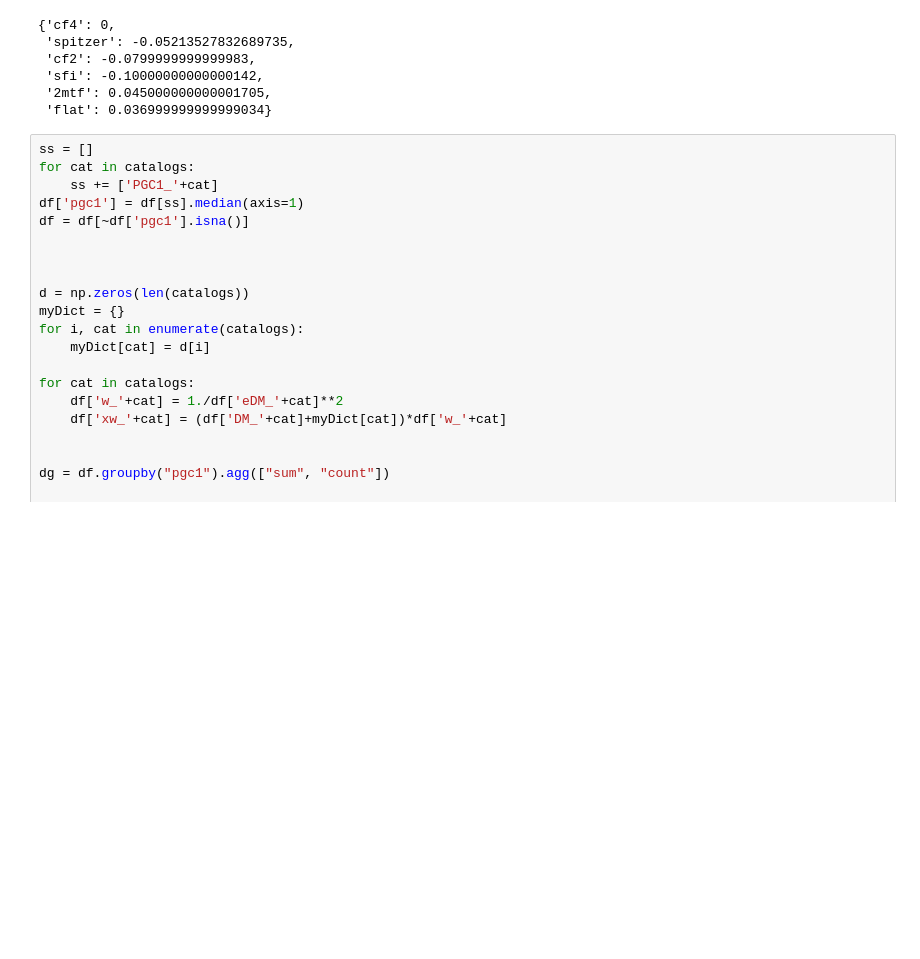
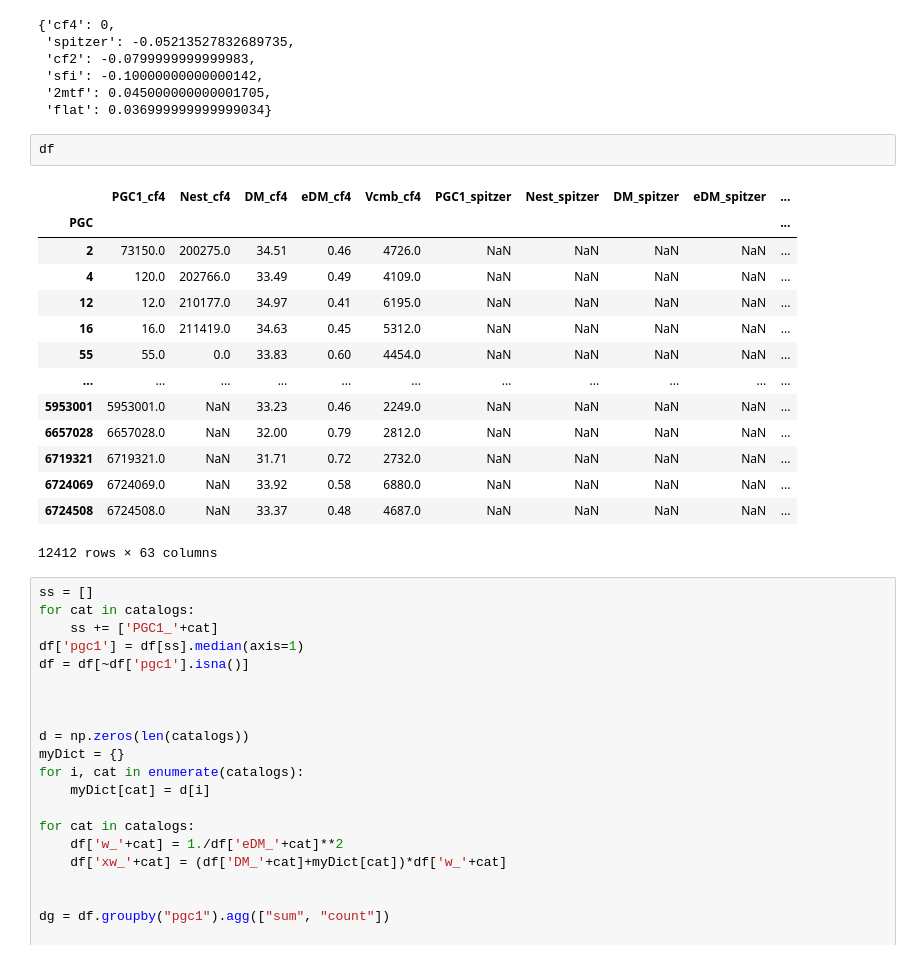
Before and after one commit to ekourkchi/CF4catalog, a Jupyter notebook: CF4_BTFR_group.ipynb, the cells around one changed output. Saved outputs shown, nothing was run; the diff lists cells and outputs as text; blank space fills up the shorter version.

```diff
--- a/CF4_BTFR_group.ipynb
+++ b/CF4_BTFR_group.ipynb
@@ -526,6 +526,23 @@ flat 5
  'sfi': -0.10000000000000142,
  '2mtf': 0.045000000000001705,
  'flat': 0.036999999999999034}
+# %%
+df
+# %% [output]
+|  | PGC1_cf4 | Nest_cf4 | DM_cf4 | eDM_cf4 | Vcmb_cf4 | PGC1_spitzer | Nest_spitzer | DM_spitzer | eDM_spitzer | ... |
+| PGC |  |  |  |  |  |  |  |  |  | ... |
+| 2 | 73150.0 | 200275.0 | 34.51 | 0.46 | 4726.0 | NaN | NaN | NaN | NaN | ... |
+| 4 | 120.0 | 202766.0 | 33.49 | 0.49 | 4109.0 | NaN | NaN | NaN | NaN | ... |
+| 12 | 12.0 | 210177.0 | 34.97 | 0.41 | 6195.0 | NaN | NaN | NaN | NaN | ... |
+| 16 | 16.0 | 211419.0 | 34.63 | 0.45 | 5312.0 | NaN | NaN | NaN | NaN | ... |
+| 55 | 55.0 | 0.0 | 33.83 | 0.60 | 4454.0 | NaN | NaN | NaN | NaN | ... |
+| ... | ... | ... | ... | ... | ... | ... | ... | ... | ... | ... |
+| 5953001 | 5953001.0 | NaN | 33.23 | 0.46 | 2249.0 | NaN | NaN | NaN | NaN | ... |
+| 6657028 | 6657028.0 | NaN | 32.00 | 0.79 | 2812.0 | NaN | NaN | NaN | NaN | ... |
+| 6719321 | 6719321.0 | NaN | 31.71 | 0.72 | 2732.0 | NaN | NaN | NaN | NaN | ... |
+| 6724069 | 6724069.0 | NaN | 33.92 | 0.58 | 6880.0 | NaN | NaN | NaN | NaN | ... |
+| 6724508 | 6724508.0 | NaN | 33.37 | 0.48 | 4687.0 | NaN | NaN | NaN | NaN | ... |
+12412 rows × 63 columns
 # %%
 ss = []
 for cat in catalogs:
```
Also changed, not shown: parts of 2 cells of this notebook, 11 other files.
